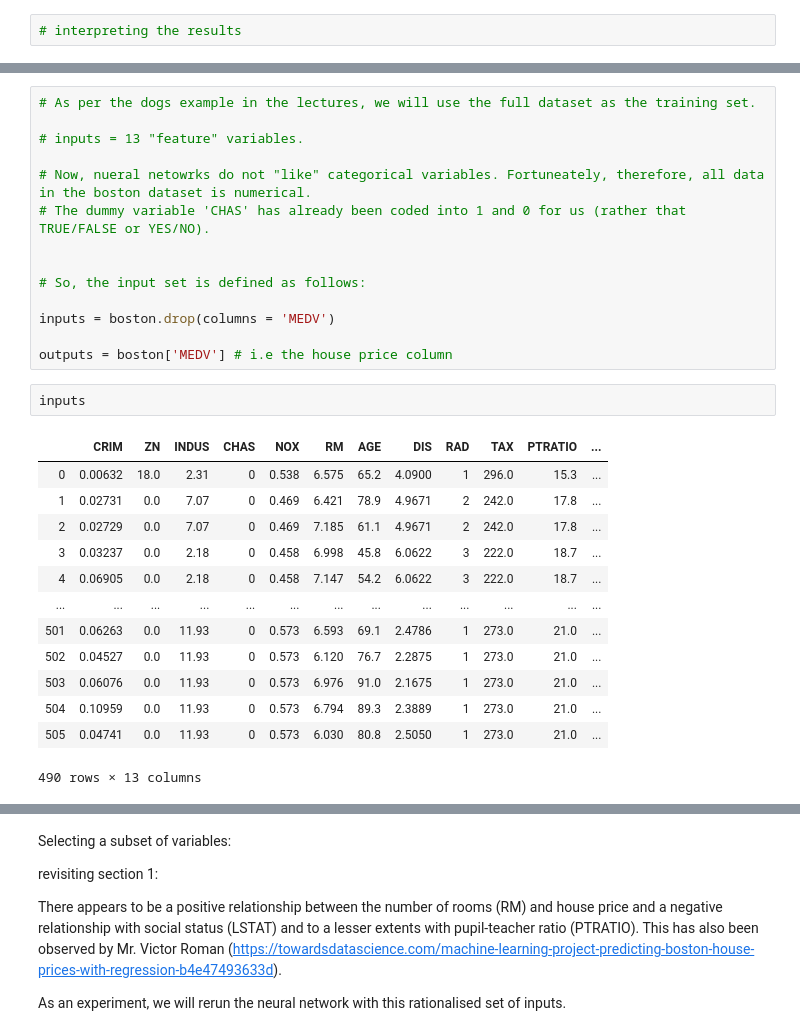
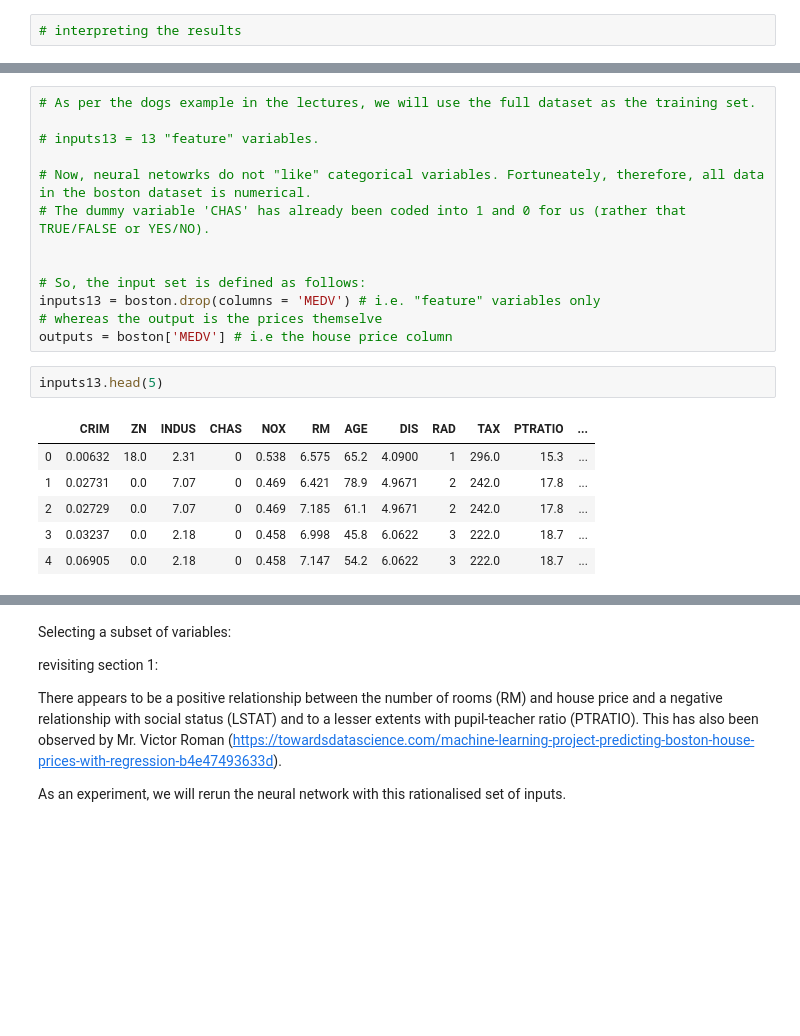
Before and after one commit to davesheils/machineLearningStatisticsProject2019, a Jupyter notebook: Project Notebook.ipynb, the cells around one changed output, grey strips where cells are left out. Drawn from its saved outputs; the diff is of its cells as text; blank space fills up the shorter version.

```diff
--- a/Project Notebook.ipynb
+++ b/Project Notebook.ipynb
@@ -523,33 +523,25 @@ Need to watch final lecture series (Tuning nueral network in order to decide fur
 # %%
 # As per the dogs example in the lectures, we will use the full dataset as the training set.
 
-# inputs = 13 "feature" variables.
+# inputs13 = 13 "feature" variables.
 
-# Now, nueral netowrks do not "like" categorical variables. Fortuneately, therefore, all data in the boston dataset is numerical.
+# Now, neural netowrks do not "like" categorical variables. Fortuneately, therefore, all data in the boston dataset is numerical.
 # The dummy variable 'CHAS' has already been coded into 1 and 0 for us (rather that TRUE/FALSE or YES/NO).
 
 
 # So, the input set is defined as follows:
-
-inputs = boston.drop(columns = 'MEDV')
-
+inputs13 = boston.drop(columns = 'MEDV') # i.e. "feature" variables only
+# whereas the output is the prices themselve
 outputs = boston['MEDV'] # i.e the house price column
-# %%
-inputs
-# %% [output]
-|  | CRIM | ZN | INDUS | CHAS | NOX | RM | AGE | DIS | RAD | TAX | PTRATIO | ... |
-| 0 | 0.00632 | 18.0 | 2.31 | 0 | 0.538 | 6.575 | 65.2 | 4.0900 | 1 | 296.0 | 15.3 | ... |
-| 1 | 0.02731 | 0.0 | 7.07 | 0 | 0.469 | 6.421 | 78.9 | 4.9671 | 2 | 242.0 | 17.8 | ... |
-| 2 | 0.02729 | 0.0 | 7.07 | 0 | 0.469 | 7.185 | 61.1 | 4.9671 | 2 | 242.0 | 17.8 | ... |
-| 3 | 0.03237 | 0.0 | 2.18 | 0 | 0.458 | 6.998 | 45.8 | 6.0622 | 3 | 222.0 | 18.7 | ... |
-| 4 | 0.06905 | 0.0 | 2.18 | 0 | 0.458 | 7.147 | 54.2 | 6.0622 | 3 | 222.0 | 18.7 | ... |
-| ... | ... | ... | ... | ... | ... | ... | ... | ... | ... | ... | ... | ... |
-| 501 | 0.06263 | 0.0 | 11.93 | 0 | 0.573 | 6.593 | 69.1 | 2.4786 | 1 | 273.0 | 21.0 | ... |
-| 502 | 0.04527 | 0.0 | 11.93 | 0 | 0.573 | 6.120 | 76.7 | 2.2875 | 1 | 273.0 | 21.0 | ... |
-| 503 | 0.06076 | 0.0 | 11.93 | 0 | 0.573 | 6.976 | 91.0 | 2.1675 | 1 | 273.0 | 21.0 | ... |
-| 504 | 0.10959 | 0.0 | 11.93 | 0 | 0.573 | 6.794 | 89.3 | 2.3889 | 1 | 273.0 | 21.0 | ... |
-| 505 | 0.04741 | 0.0 | 11.93 | 0 | 0.573 | 6.030 | 80.8 | 2.5050 | 1 | 273.0 | 21.0 | ... |
-490 rows × 13 columns
+# %%
+inputs13.head(5)
+# %% [output]
+|  | CRIM | ZN | INDUS | CHAS | NOX | RM | AGE | DIS | RAD | TAX | PTRATIO | ... |
+| 0 | 0.00632 | 18.0 | 2.31 | 0 | 0.538 | 6.575 | 65.2 | 4.0900 | 1 | 296.0 | 15.3 | ... |
+| 1 | 0.02731 | 0.0 | 7.07 | 0 | 0.469 | 6.421 | 78.9 | 4.9671 | 2 | 242.0 | 17.8 | ... |
+| 2 | 0.02729 | 0.0 | 7.07 | 0 | 0.469 | 7.185 | 61.1 | 4.9671 | 2 | 242.0 | 17.8 | ... |
+| 3 | 0.03237 | 0.0 | 2.18 | 0 | 0.458 | 6.998 | 45.8 | 6.0622 | 3 | 222.0 | 18.7 | ... |
+| 4 | 0.06905 | 0.0 | 2.18 | 0 | 0.458 | 7.147 | 54.2 | 6.0622 | 3 | 222.0 | 18.7 | ... |
 # %%
 # Create the neural network
 
```
Also changed, not shown: parts of 39 cells of this notebook, 1 other file.
